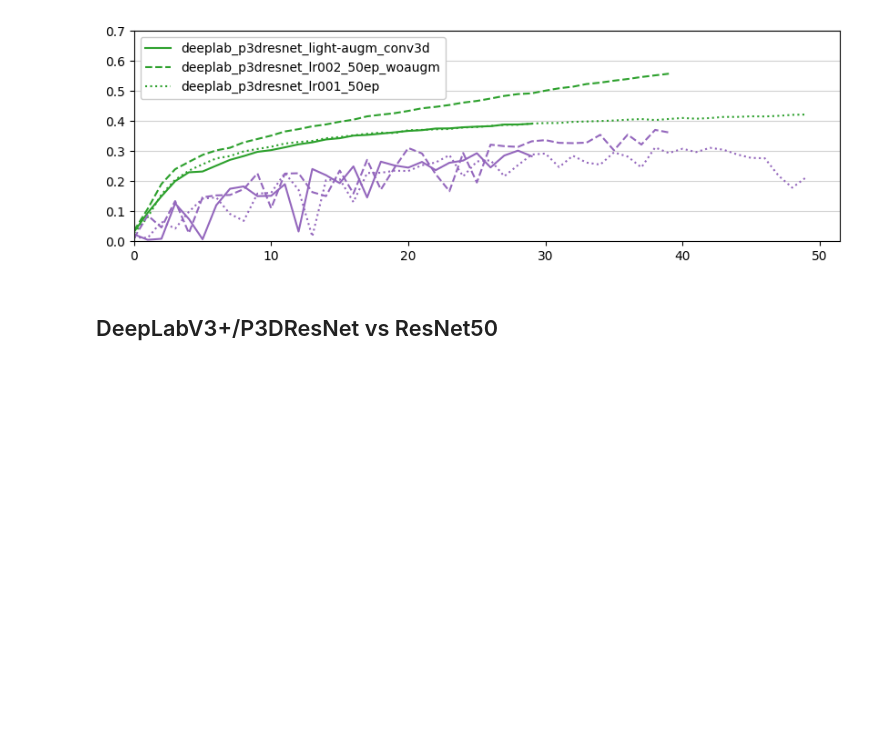
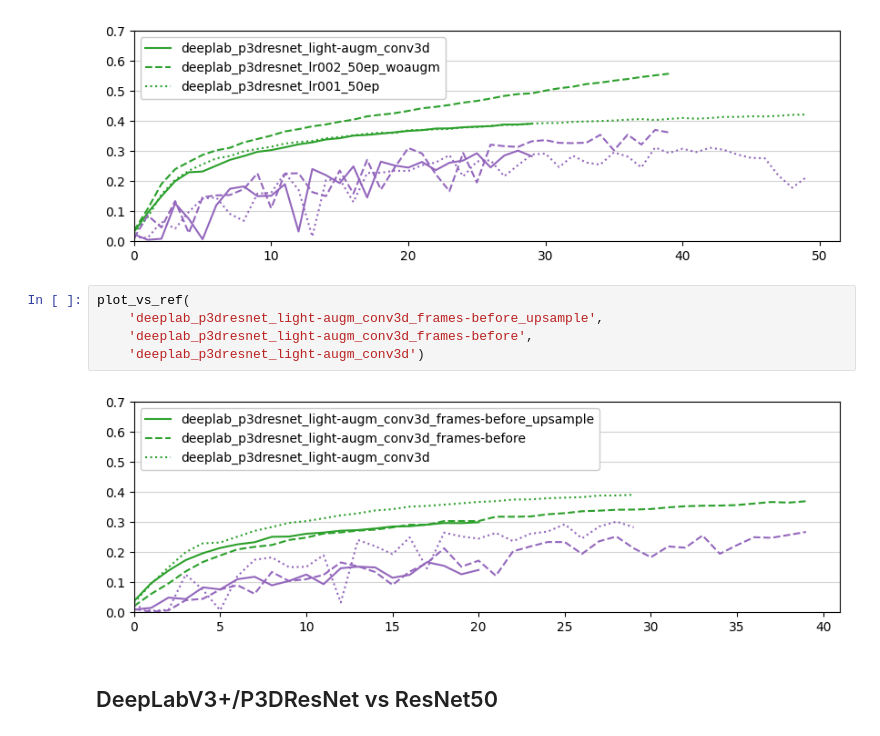
Before and after one commit to tomlqc/identify-contrails, a Jupyter notebook: notebooks-logs/History.ipynb, the cells around one changed output. Saved outputs shown, nothing was run; the diff lists cells and outputs as text; blank space fills up the shorter version.

Commit message:
history: upsample (half-train, conv3d)

```diff
--- a/notebooks-logs/History.ipynb
+++ b/notebooks-logs/History.ipynb
@@ -230,6 +232,13 @@ plot_vs_ref('deeplab_p3dresnet_light-augm_conv3d', 'deeplab_p3dresnet_lr002_50ep
            'deeplab_p3dresnet_lr001_50ep')
 # %% [output]
 [figure]
+# %%
+plot_vs_ref(
+    'deeplab_p3dresnet_light-augm_conv3d_frames-before_upsample',
+    'deeplab_p3dresnet_light-augm_conv3d_frames-before',
+    'deeplab_p3dresnet_light-augm_conv3d')
+# %% [output]
+[figure, added]
 # %% [markdown]
 ## DeepLabV3+/P3DResNet vs ResNet50
 # %%
```
Also changed, not shown: parts of 1 cell of this notebook.
